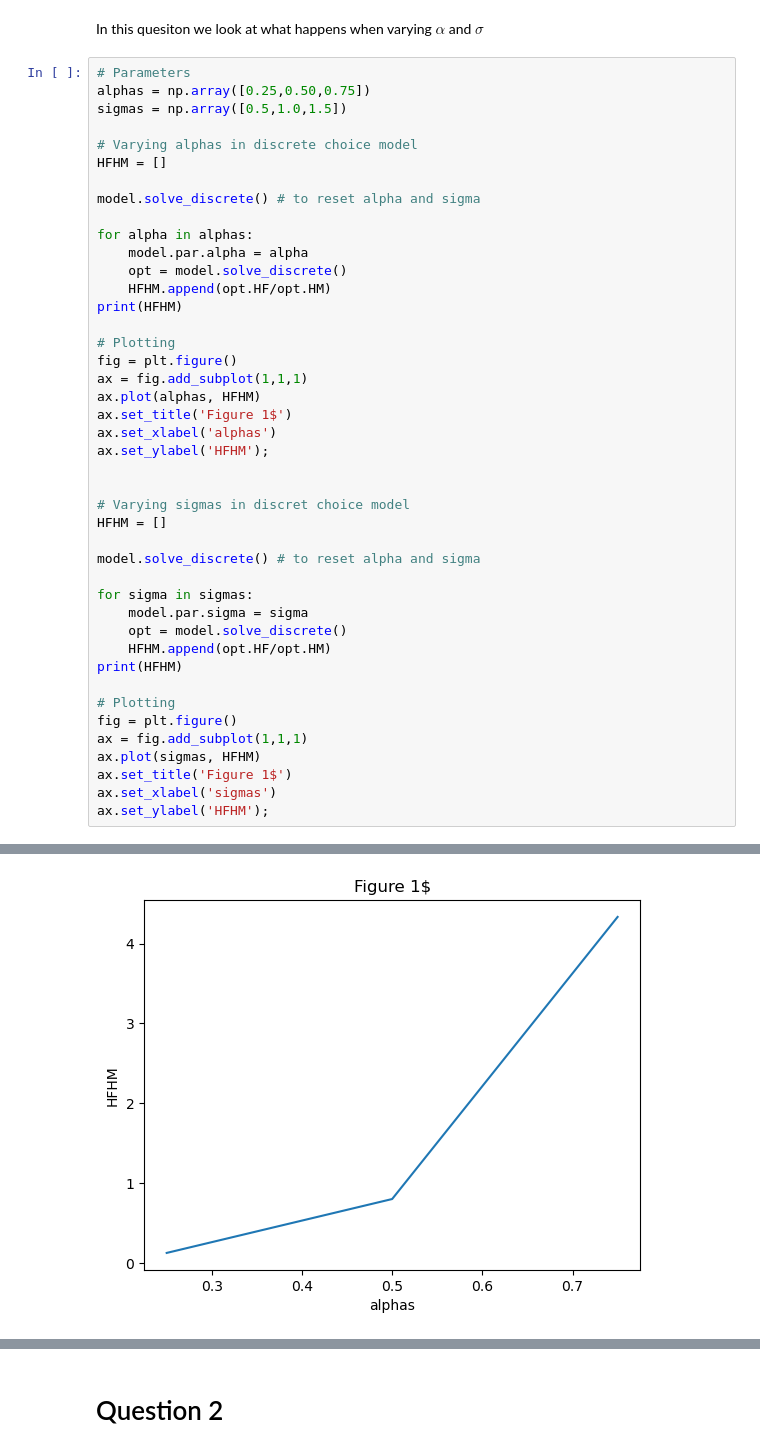
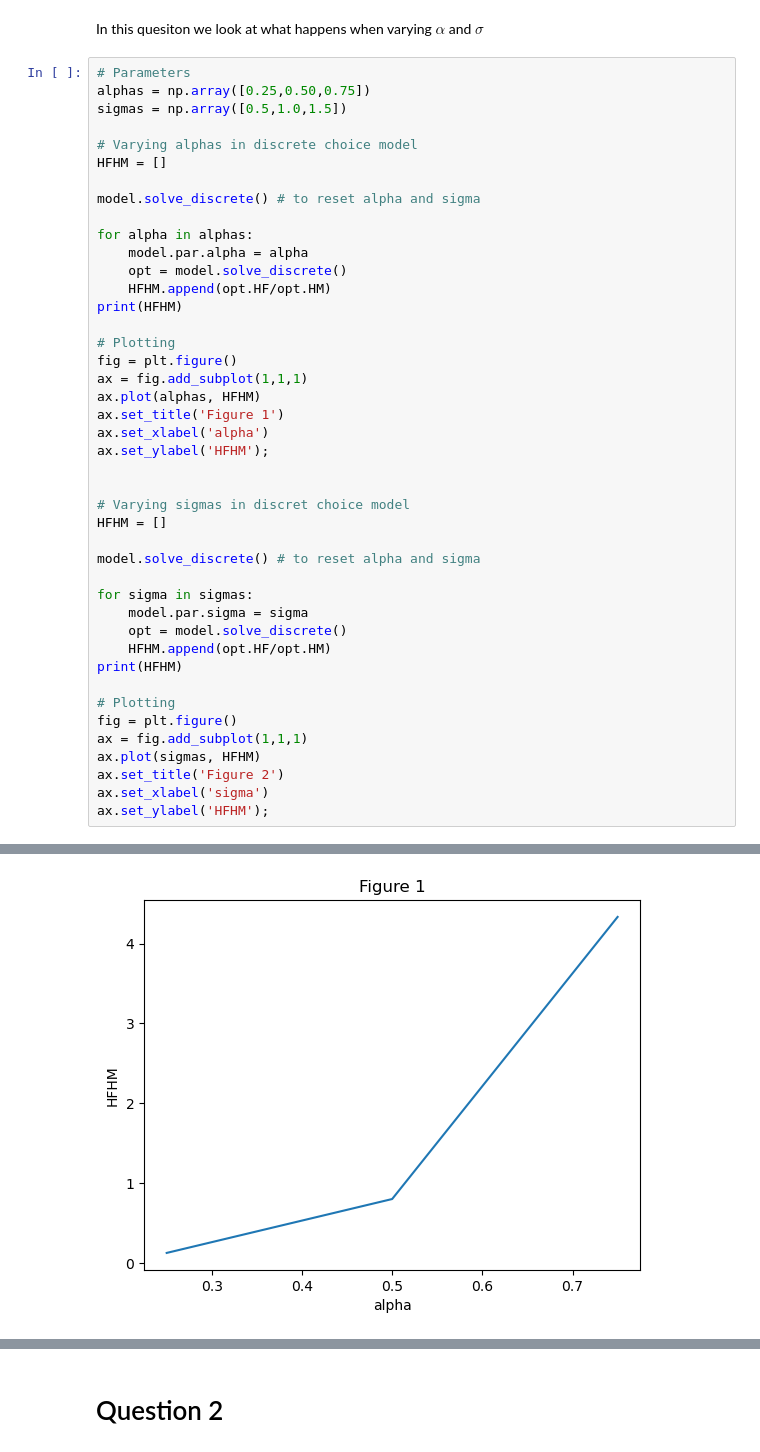
Before and after one commit to NumEconCopenhagen/projects-2023-teamssb, a Jupyter notebook: inauguralproject/inauguralproject.ipynb, the cells around one changed output, grey strips where cells are left out. Drawn from its saved outputs; the diff is of its cells as text.

```diff
--- a/inauguralproject/inauguralproject.ipynb
+++ b/inauguralproject/inauguralproject.ipynb
@@ -41,35 +41,35 @@ for alpha in alphas:
     opt = model.solve_discrete()
     HFHM.append(opt.HF/opt.HM)
 print(HFHM)
 
 # Plotting
 fig = plt.figure()
 ax = fig.add_subplot(1,1,1)
 ax.plot(alphas, HFHM)
-ax.set_title('Figure 1$')
-ax.set_xlabel('alphas')
+ax.set_title('Figure 1')
+ax.set_xlabel('alpha')
 ax.set_ylabel('HFHM');
 
 
 # Varying sigmas in discret choice model
 HFHM = []
 
 model.solve_discrete() # to reset alpha and sigma
 
 for sigma in sigmas:
     model.par.sigma = sigma
     opt = model.solve_discrete()
     HFHM.append(opt.HF/opt.HM)
 print(HFHM)
 
 # Plotting
 fig = plt.figure()
 ax = fig.add_subplot(1,1,1)
 ax.plot(sigmas, HFHM)
-ax.set_title('Figure 1$')
-ax.set_xlabel('sigmas')
+ax.set_title('Figure 2')
+ax.set_xlabel('sigma')
 ax.set_ylabel('HFHM');
 # %% [output]
 [0.125, 0.8, 4.333333333333333]
 [1.5714285714285714, 2.4, 4.333333333333333]
-[figure, old version]
+[figure, new version]
```
Also changed, not shown: parts of 3 cells of this notebook.
